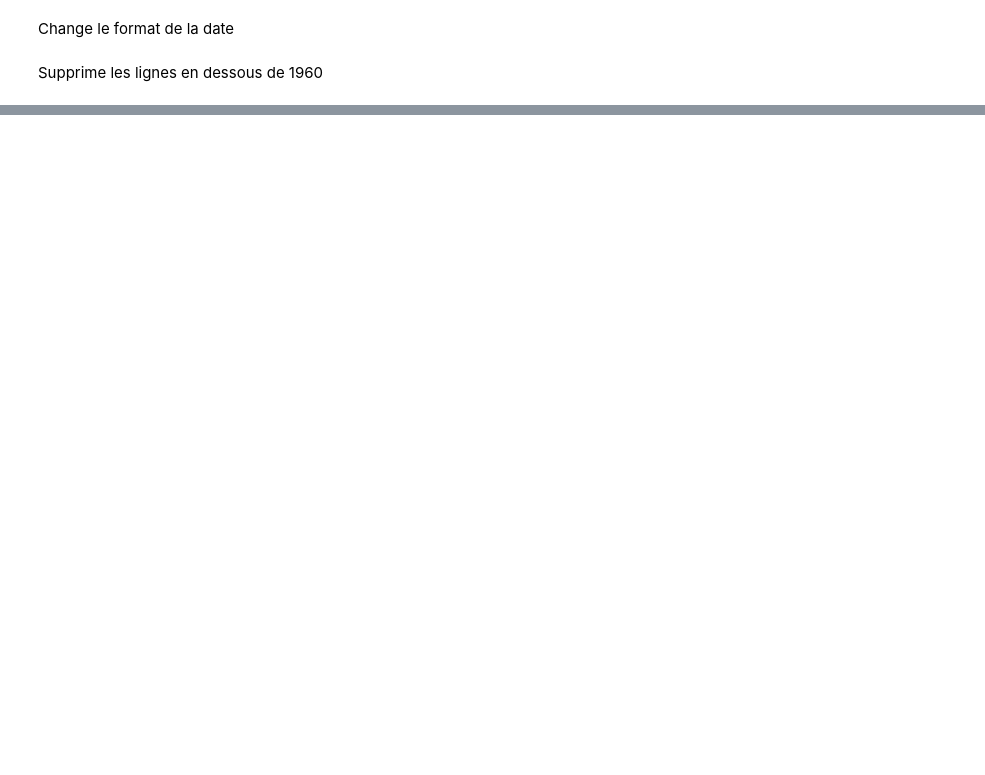
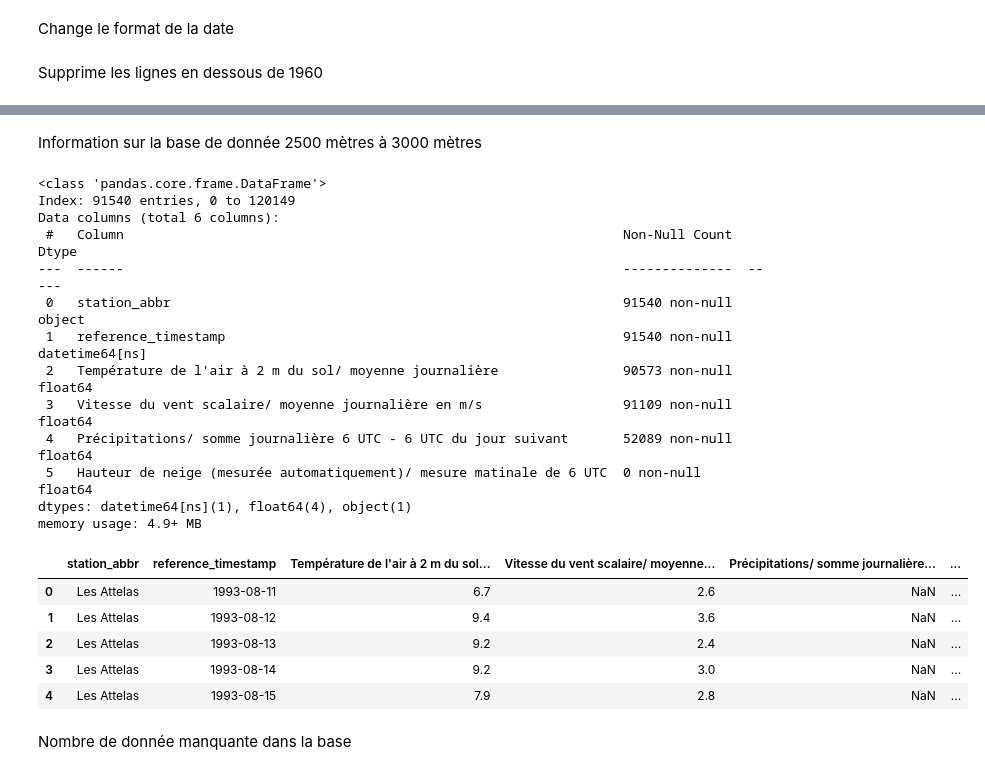
Before and after one commit to Inertie78/StatisticalWeather, a Jupyter notebook: statisticalWeather.ipynb, the cells around one changed output, grey strips where cells are left out. Cells and saved outputs as stored; diff of their text form; code cells hidden in the pictures; blank space fills up the shorter version.

```diff
--- a/statisticalWeather.ipynb
+++ b/statisticalWeather.ipynb
@@ -291,0 +279,27 @@ plt.show()
+# %% [markdown]
+Information sur la base de donnée 2500 mètres à 3000 mètres
+# %%
+dataWeather_2500_3000_name.info()
+dataWeather_2500_3000_name.head()
+# %% [output]
+<class 'pandas.core.frame.DataFrame'>
+Index: 91540 entries, 0 to 120149
+Data columns (total 6 columns):
+ #   Column                                                                Non-Null Count  Dtype
+---  ------                                                                --------------  -----
+ 0   station_abbr                                                          91540 non-null  object
+ 1   reference_timestamp                                                   91540 non-null  datetime64[ns]
+ 2   Température de l'air à 2 m du sol/ moyenne journalière                90573 non-null  float64
+ 3   Vitesse du vent scalaire/ moyenne journalière en m/s                  91109 non-null  float64
+ 4   Précipitations/ somme journalière 6 UTC - 6 UTC du jour suivant       52089 non-null  float64
+ 5   Hauteur de neige (mesurée automatiquement)/ mesure matinale de 6 UTC  0 non-null      float64
+dtypes: datetime64[ns](1), float64(4), object(1)
+memory usage: 4.9+ MB
+|  | station_abbr | reference_timestamp | Température de l'air à 2 m du sol... | Vitesse du vent scalaire/ moyenne... | Précipitations/ somme journalière... | ... |
+| 0 | Les Attelas | 1993-08-11 | 6.7 | 2.6 | NaN | ... |
+| 1 | Les Attelas | 1993-08-12 | 9.4 | 3.6 | NaN | ... |
+| 2 | Les Attelas | 1993-08-13 | 9.2 | 2.4 | NaN | ... |
+| 3 | Les Attelas | 1993-08-14 | 9.2 | 3.0 | NaN | ... |
+| 4 | Les Attelas | 1993-08-15 | 7.9 | 2.8 | NaN | ... |
+# %% [markdown]
+Nombre de donnée manquante dans la base
```
Also changed, not shown: parts of 55 cells of this notebook, 2 other files.
